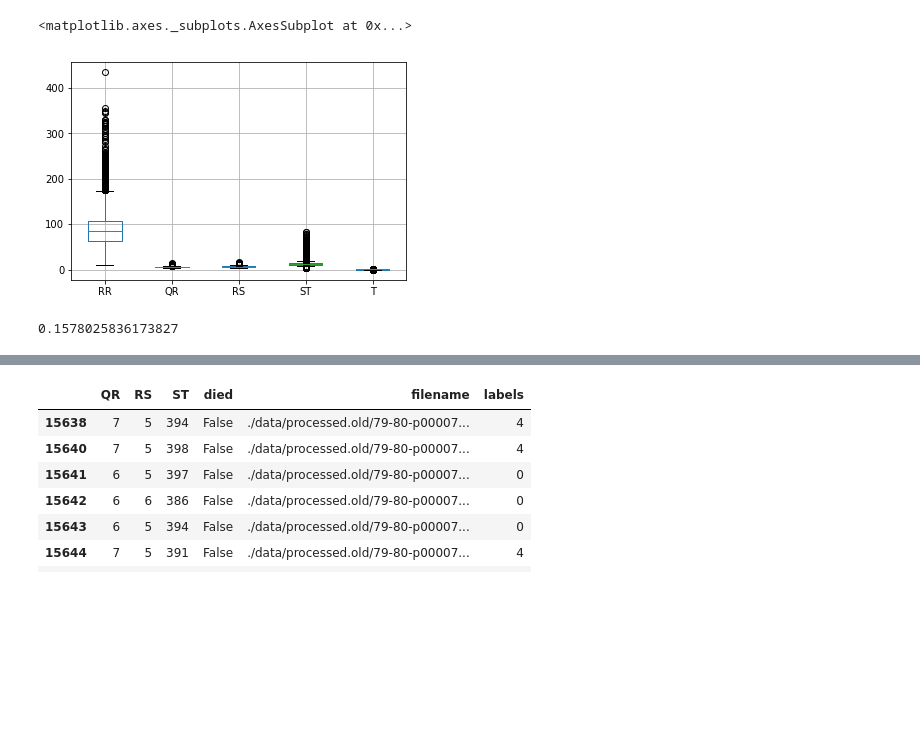
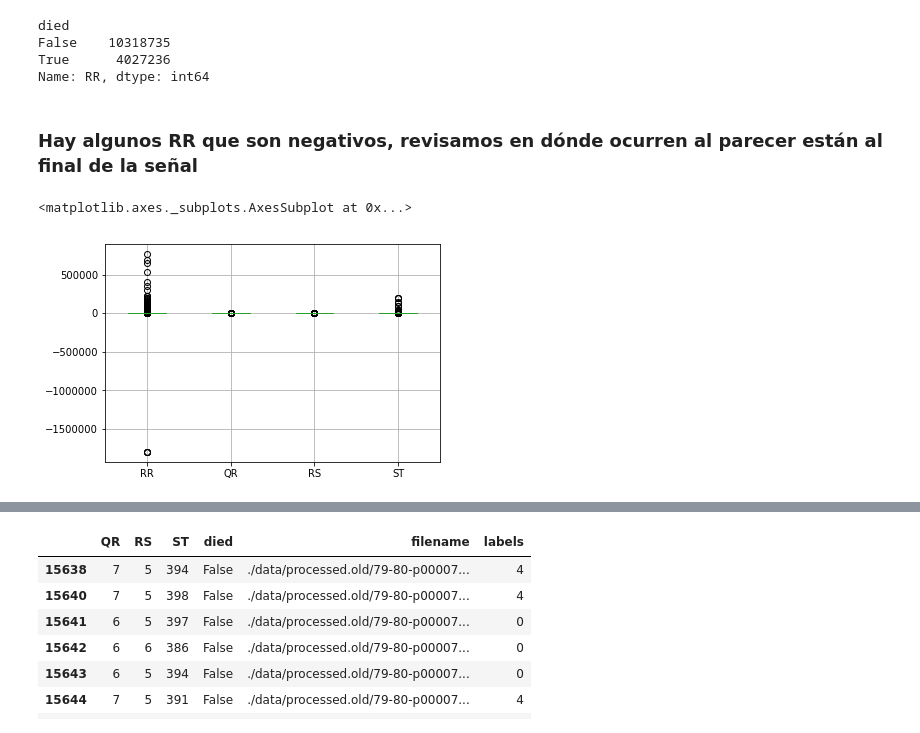
Before and after one commit to andresmore/HR_Analysis, a Jupyter notebook: HR_Analysis/Exploration_DBSCAN.ipynb, the cells around one changed output, grey strips where cells are left out. Drawn from its saved outputs; the diff is of its cells as text; code cells hidden in the pictures; blank space fills up the shorter version.

Commit message:
Exploration DBScan with complete signals

```diff
--- a/HR_Analysis/Exploration_DBSCAN.ipynb
+++ b/HR_Analysis/Exploration_DBSCAN.ipynb
@@ -60,16 +64,19 @@ files= os.listdir('./signals/died')
 # %%
 files_dist=list(filter( lambda x: '_dist_vector' in x, files))
+# %%
+files_dist_2=list(filter( lambda x: '_dist_vector' in x, files_not_died))
 # %%
 def to_df_with_col(path):
     arr=np.load(path)
     df=pd.DataFrame(arr, columns=['RR','QR','RS','ST','T'])
-    df['died']="True" in path
+    df['died']="/died/" in path
     df['filename']=path
     return df
 # %%
 frames= [to_df_with_col('./signals/died/'+f) for f in files_dist]
+frames2= [to_df_with_col('./signals/not_died/'+f) for f in files_dist_2]
 # %%
-result = pd.concat(frames)
+result = pd.concat(frames+frames2)
 # %%
 result.head()
 # %% [output]
@@ -92,9 +99,14 @@ no_dups.shape
+# %%
+no_dups.groupby('died').count()['RR']
+# %% [output]
+died
+False    10318735
+True      4027236
+Name: RR, dtype: int64
+# %% [markdown]
+### Hay algunos RR que son negativos, revisamos en dónde ocurren al parecer están al final de la señal
 # %%
-no_dups[['RR','QR', 'RS','ST','T']].boxplot()
+no_dups[['RR','QR', 'RS','ST']].boxplot()
 # %% [output]
 <matplotlib.axes._subplots.AxesSubplot at 0x...>
-[figure, old version]
+[figure, new version]
-# %%
-69397/439771
-# %% [output]
-0.1578025836173827
```
Also changed, not shown: parts of 90 cells of this notebook, 2 other files.
